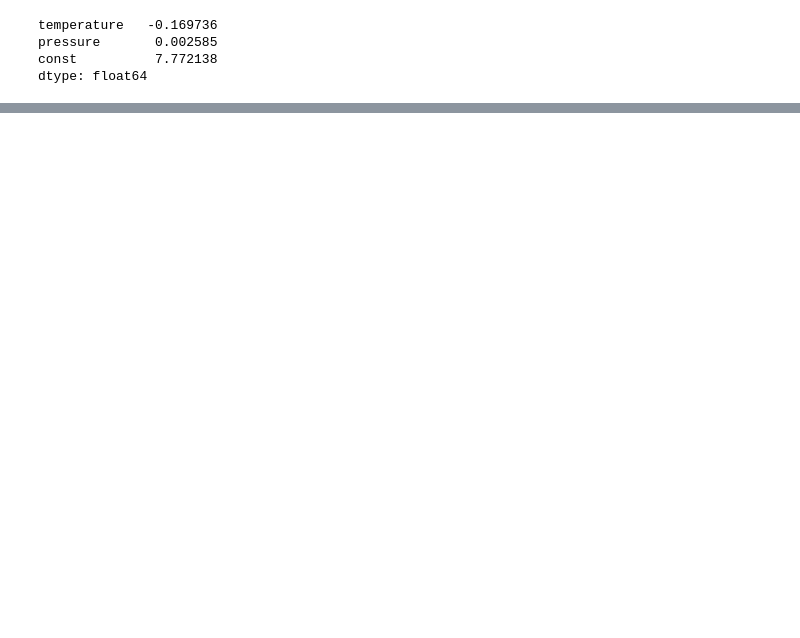
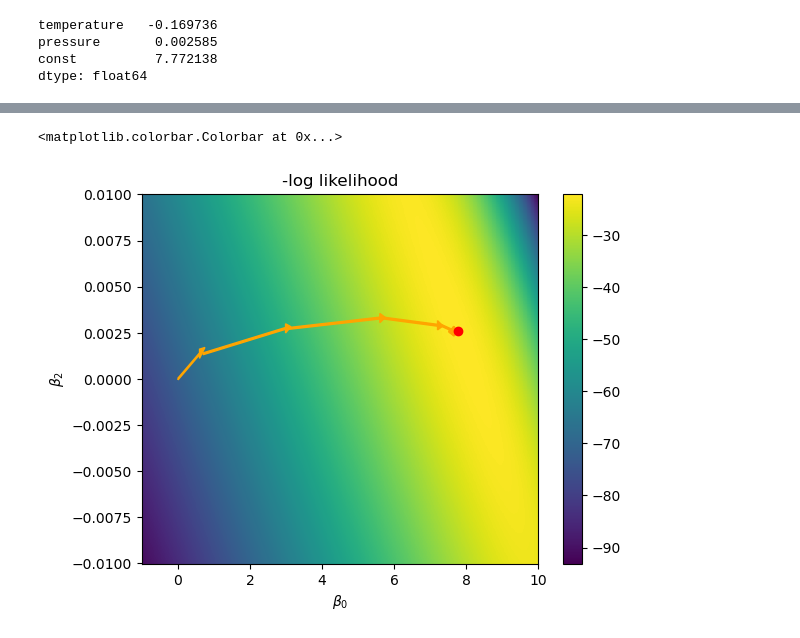
Before and after one commit to Imperial-Wiki/MathsWiki_code_demo, a Jupyter notebook: Statistical_Modelling_II/challenger.ipynb, the cells around one changed output, grey strips where cells are left out. Cells and saved outputs as stored; diff of their text form; code cells hidden in the pictures; blank space fills up the shorter version.

```diff
--- a/Statistical_Modelling_II/challenger.ipynb
+++ b/Statistical_Modelling_II/challenger.ipynb
@@ -217,0 +210,35 @@ dtype: float64
+# %%
+def loss_alt(beta0: float | np.ndarray, beta1: float | np.ndarray,
+             beta2: float | np.ndarray, X: np.ndarray, y: np.ndarray) -> float:
+    '''Compute value of the empirical loss.'''
+
+    # compute vector of np.dot(xi, beta)
+    theta = np.stack([beta0] * n, axis=2) * X.T[0] + np.stack([beta1] * n, axis=2) * X.T[1] + np.stack([beta2] * n, axis=2) * X.T[2]
+
+    # compute vector of summands
+    ell_individual = theta * y - 6 * np.log(1 + np.exp(theta))
+
+    return np.sum(ell_individual, axis=2)
+# %%
+x_grid = np.linspace(-1,10,500)
+y_grid = np.linspace(-0.01,0.01,500)
+
+xv, yv = np.meshgrid(x_grid, y_grid)
+loss_surface_02 = loss_alt(xv, -0.169736 * np.ones(xv.shape), yv, X, y)
+# %%
+fig, ax = plt.subplots()
+im = ax.pcolormesh(x_grid, y_grid, loss_surface_02)
+
+for i in range(len(hist_IWLS) - 1):
+    diff = hist_IWLS[i+1] - hist_IWLS[i]
+    ax.arrow(hist_IWLS[i][0], hist_IWLS[i][2], diff[0] - .1, diff[2], length_includes_head=False,
+             color="orange", width=.0001, head_width=.0005, head_length=.15)
+
+ax.scatter([7.77213793e+00], [2.58459327e-03], color="red")
+ax.set_title("-log likelihood")
+ax.set_xlabel(r"$\beta_0$")
+ax.set_ylabel(r"$\beta_2$")
+fig.colorbar(im, ax=ax)
+# %% [output]
+<matplotlib.colorbar.Colorbar at 0x...>
+[figure, added]
```
Also changed, not shown: parts of 16 cells of this notebook, 2 other files.
